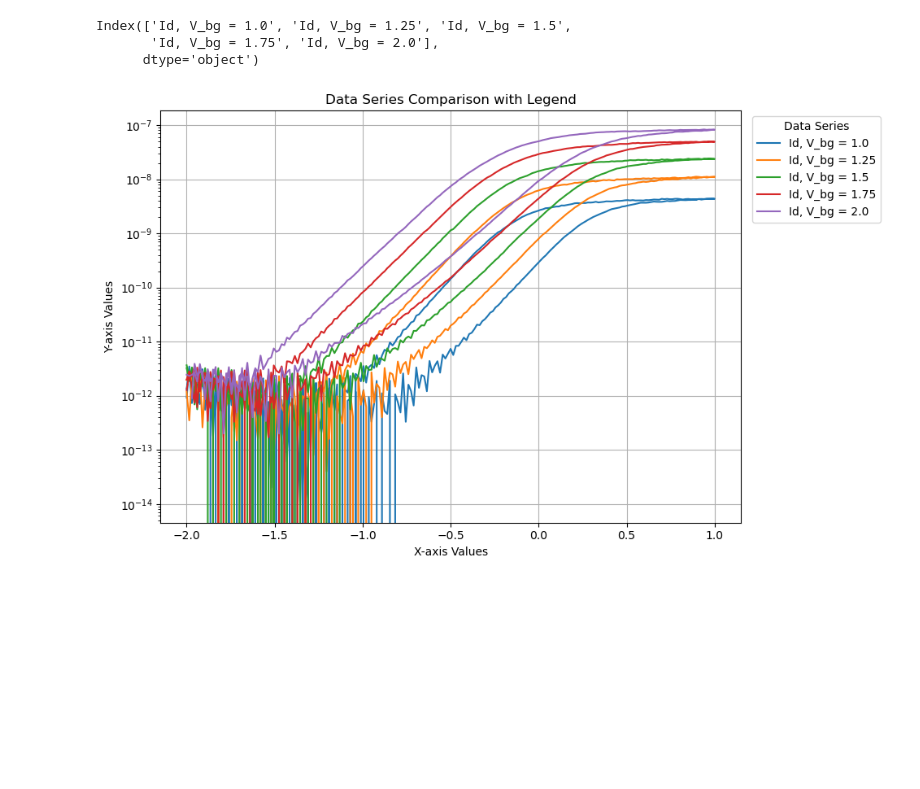
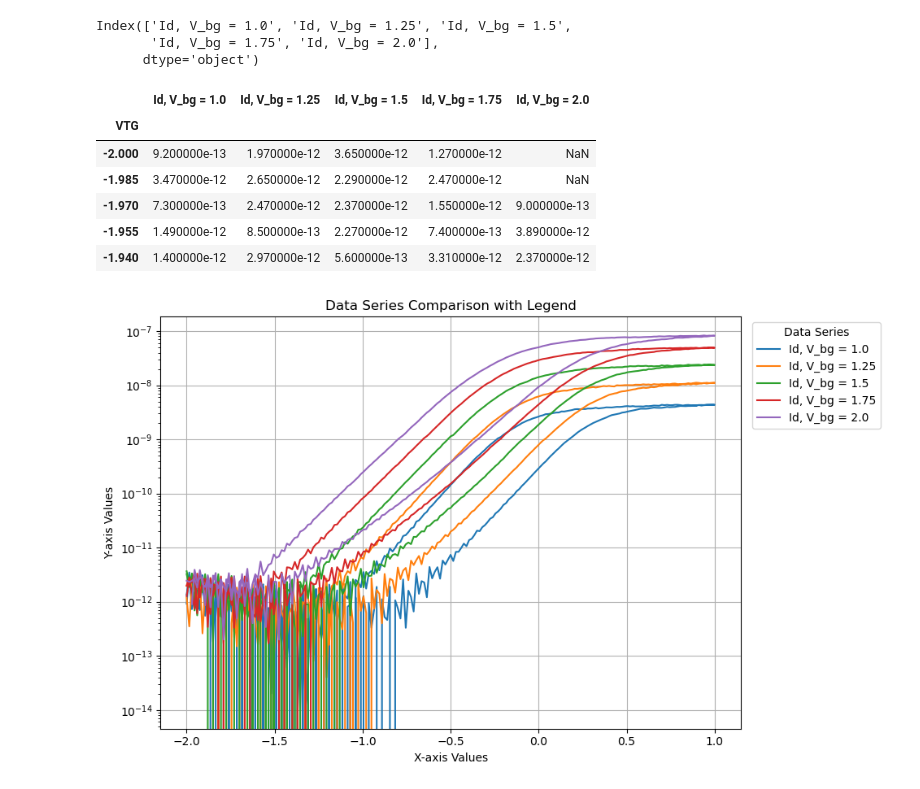
Before and after one commit to Integralophie/MoS2_data_cleaning, a Jupyter notebook: data_cleaning_IdVtgDiffBG.ipynb, the cells around one changed output. Drawn from its saved outputs; the diff is of its cells as text; code cells hidden in the pictures; blank space fills up the shorter version.

```diff
--- a/data_cleaning_IdVtgDiffBG.ipynb
+++ b/data_cleaning_IdVtgDiffBG.ipynb
@@ -169,6 +169,17 @@ df_new.columns
 Index(['Id, V_bg = 1.0', 'Id, V_bg = 1.25', 'Id, V_bg = 1.5',
        'Id, V_bg = 1.75', 'Id, V_bg = 2.0'],
       dtype='object')
+# %%
+df_abs = df_new.abs()
+df_abs.head()
+# %% [output]
+|  | Id, V_bg = 1.0 | Id, V_bg = 1.25 | Id, V_bg = 1.5 | Id, V_bg = 1.75 | Id, V_bg = 2.0 |
+| VTG |  |  |  |  |  |
+| -2.000 | 9.200000e-13 | 1.970000e-12 | 3.650000e-12 | 1.270000e-12 | NaN |
+| -1.985 | 3.470000e-12 | 2.650000e-12 | 2.290000e-12 | 2.470000e-12 | NaN |
+| -1.970 | 7.300000e-13 | 2.470000e-12 | 2.370000e-12 | 1.550000e-12 | 9.000000e-13 |
+| -1.955 | 1.490000e-12 | 8.500000e-13 | 2.270000e-12 | 7.400000e-13 | 3.890000e-12 |
+| -1.940 | 1.400000e-12 | 2.970000e-12 | 5.600000e-13 | 3.310000e-12 | 2.370000e-12 |
 # %%
 ax = df_new.plot(kind='line', figsize=(10, 6))
 
```
Also changed, not shown: parts of 2 cells of this notebook, 7 other files.
